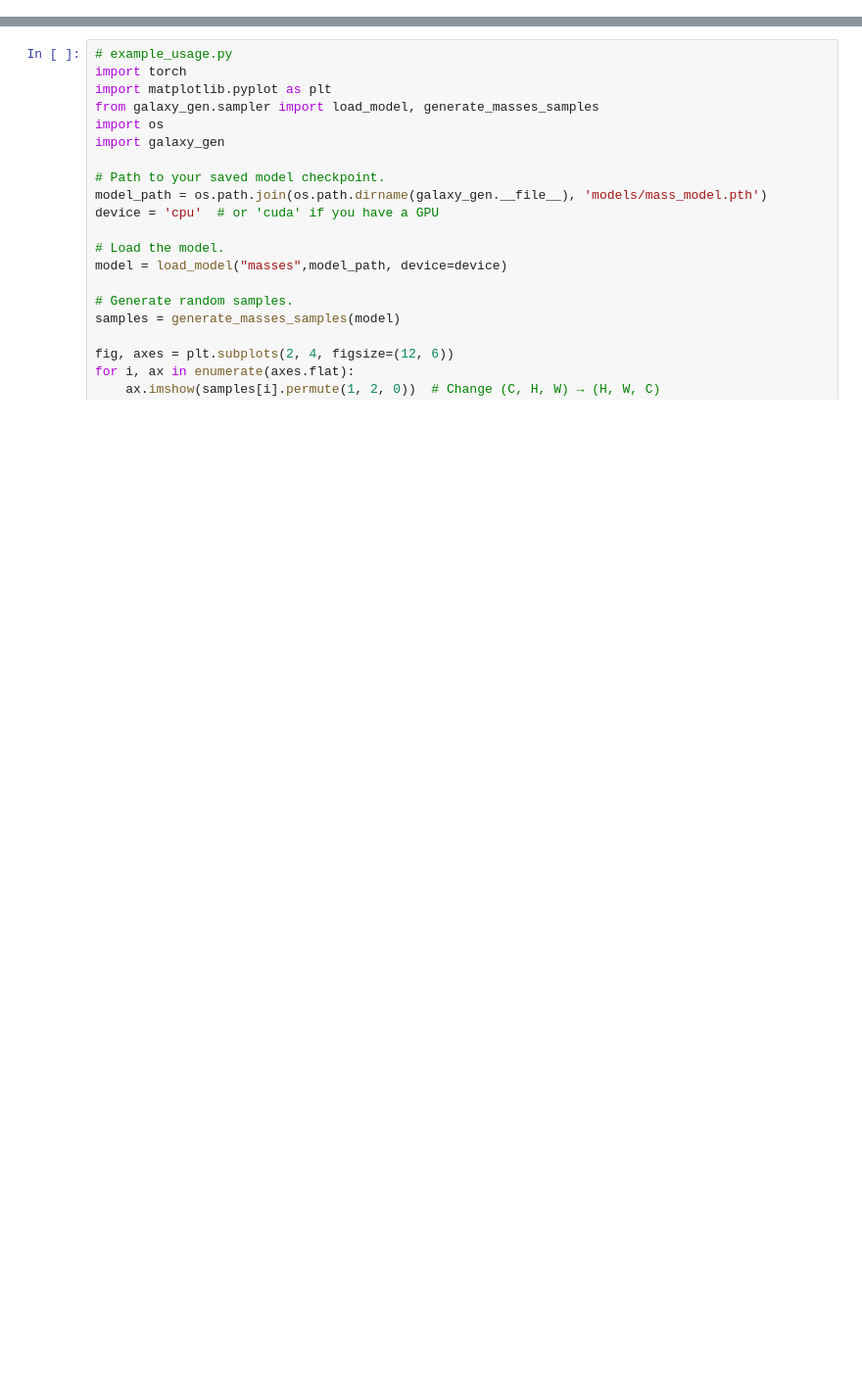
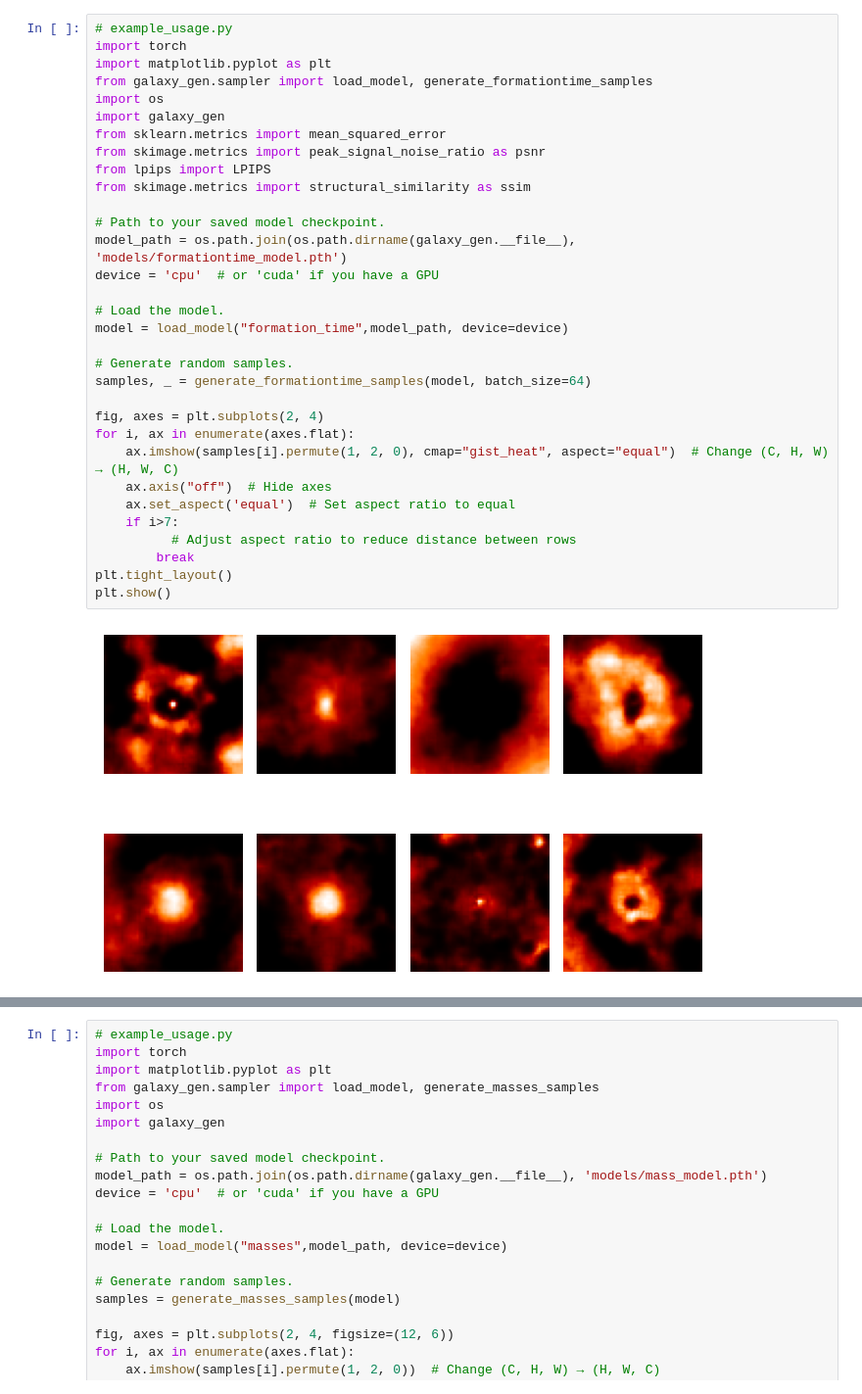
Before and after one commit to iabhiroop/galaxy_gen, a Jupyter notebook: test.ipynb, the cells around one changed output, grey strips where cells are left out. Shown at 98% size. Cells and saved outputs as stored; diff of their text form; blank space fills up the shorter version.

```diff
--- a/test.ipynb
+++ b/test.ipynb
@@ -0,0 +18,34 @@
+# %%
+# example_usage.py
+import torch
+import matplotlib.pyplot as plt
+from galaxy_gen.sampler import load_model, generate_formationtime_samples
+import os
+import galaxy_gen
+from sklearn.metrics import mean_squared_error
+from skimage.metrics import peak_signal_noise_ratio as psnr
+from lpips import LPIPS
+from skimage.metrics import structural_similarity as ssim
+
+# Path to your saved model checkpoint.
+model_path = os.path.join(os.path.dirname(galaxy_gen.__file__), 'models/formationtime_model.pth')
+device = 'cpu'  # or 'cuda' if you have a GPU
+
+# Load the model.
+model = load_model("formation_time",model_path, device=device)
+
+# Generate random samples.
+samples, _ = generate_formationtime_samples(model, batch_size=64)
+
+fig, axes = plt.subplots(2, 4)
+for i, ax in enumerate(axes.flat):
+    ax.imshow(samples[i].permute(1, 2, 0), cmap="gist_heat", aspect="equal")  # Change (C, H, W) → (H, W, C)
+    ax.axis("off")  # Hide axes
+    ax.set_aspect('equal')  # Set aspect ratio to equal
+    if i>7:
+          # Adjust aspect ratio to reduce distance between rows
+        break
+plt.tight_layout()
+plt.show()
+# %% [output]
+[figure, added]
```
Also changed, not shown: parts of 13 cells of this notebook, 13 other files.
